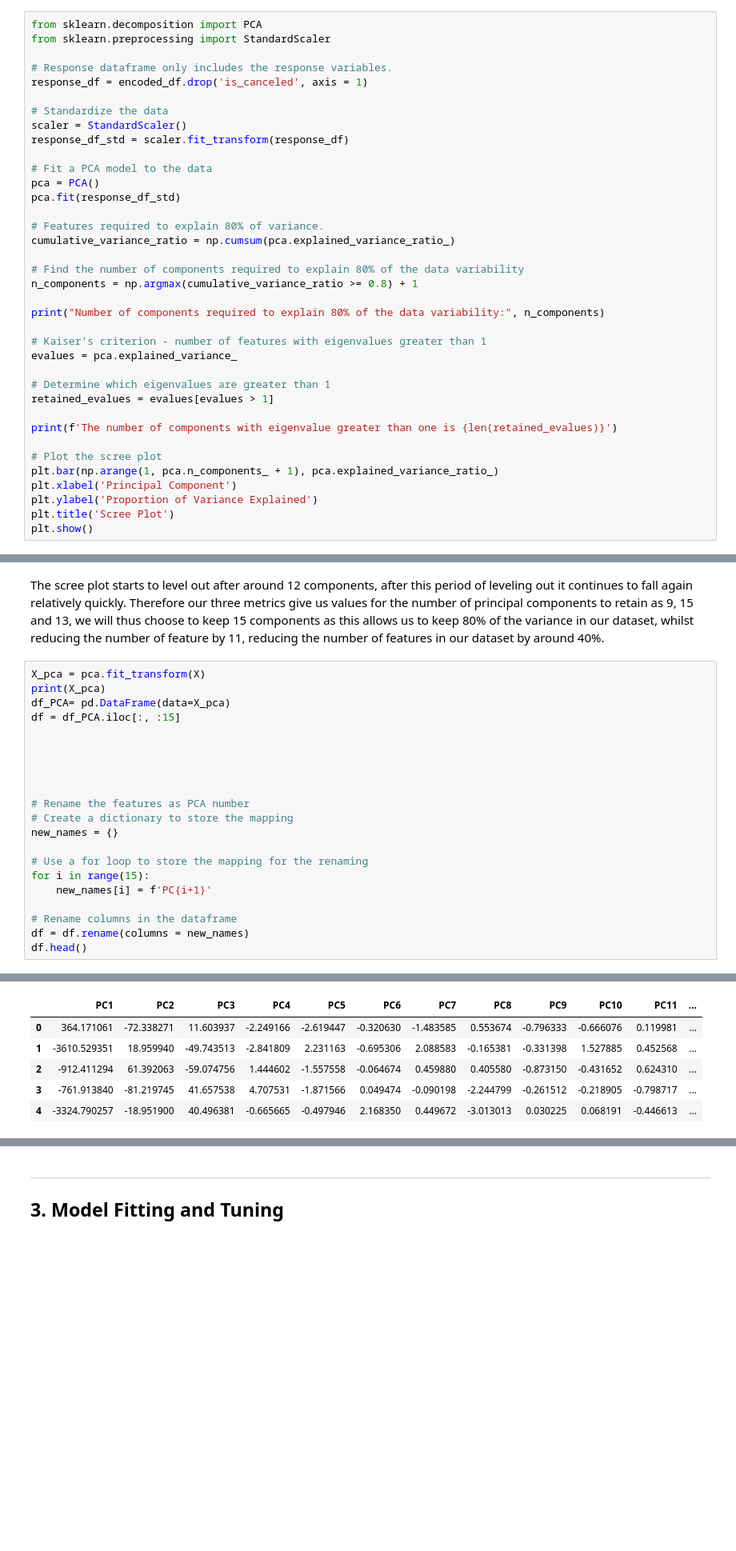
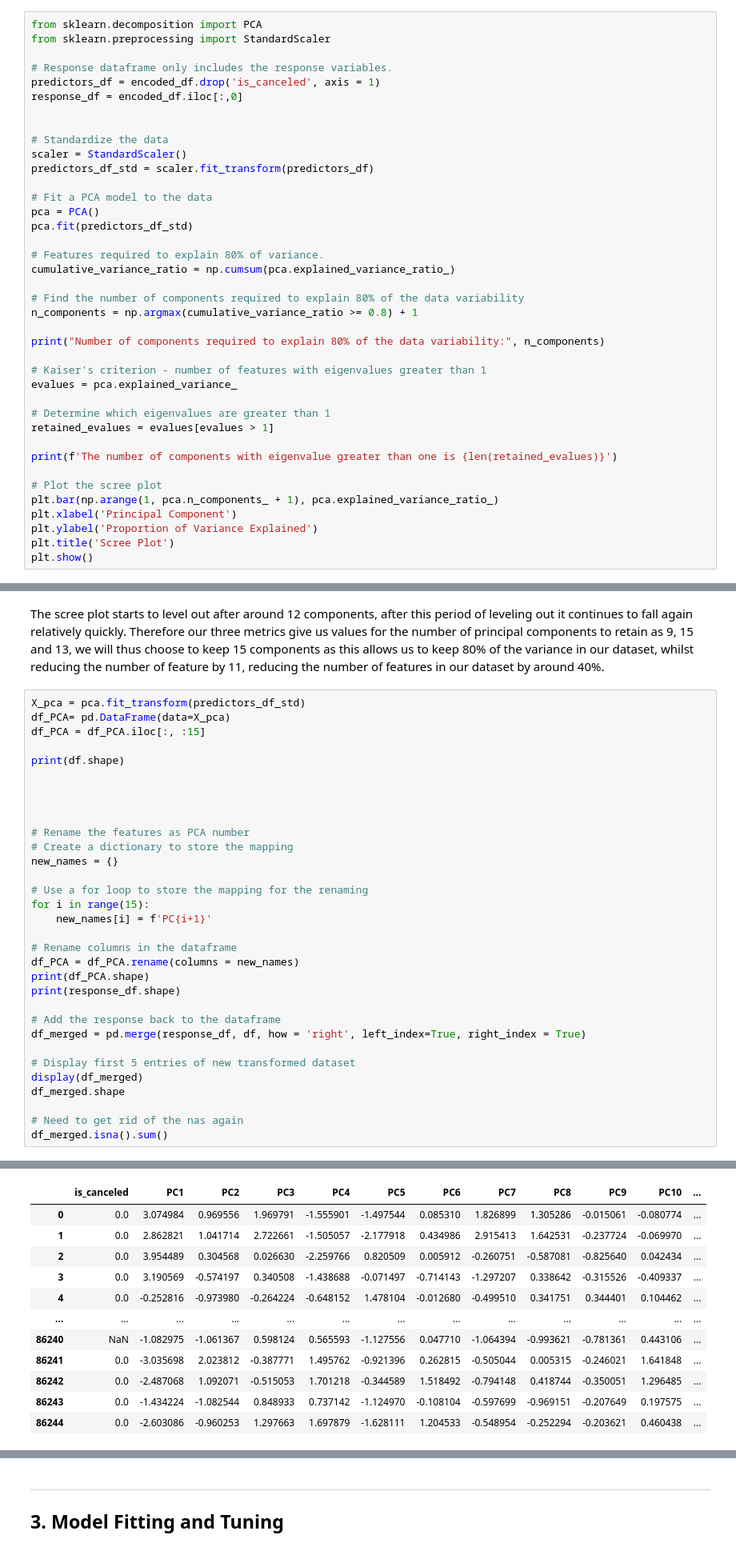
Before and after one commit to williamjones7/MachineLearningProj2, a Jupyter notebook: project2.ipynb, the cells around one changed output, grey strips where cells are left out. Shown at 80% size. Cells and saved outputs as stored; diff of their text form; blank space fills up the shorter version.

```diff
--- a/project2.ipynb
+++ b/project2.ipynb
@@ -743,15 +742,17 @@ from sklearn.decomposition import PCA
 from sklearn.preprocessing import StandardScaler
 
 # Response dataframe only includes the response variables.
-response_df = encoded_df.drop('is_canceled', axis = 1)
+predictors_df = encoded_df.drop('is_canceled', axis = 1)
+response_df = encoded_df.iloc[:,0]
+
 
 # Standardize the data
 scaler = StandardScaler()
-response_df_std = scaler.fit_transform(response_df)
+predictors_df_std = scaler.fit_transform(predictors_df)
 
 # Fit a PCA model to the data
 pca = PCA()
-pca.fit(response_df_std)
+pca.fit(predictors_df_std)
 
 # Features required to explain 80% of variance.
 cumulative_variance_ratio = np.cumsum(pca.explained_variance_ratio_)
@@ -782,11 +783,11 @@ The number of components with eigenvalue greater than one is 9
 # %% [markdown]
 The scree plot starts to level out after around 12 components, after this period of leveling out it continues to fall again relatively quickly. Therefore our three metrics give us values for the number of principal components to retain as 9, 15 and 13, we will thus choose to keep 15 components as this allows us to keep 80% of the variance in our dataset, whilst reducing the number of feature by 11, reducing the number of features in our dataset by around 40%.
 # %%
-X_pca = pca.fit_transform(X)
-print(X_pca)
+X_pca = pca.fit_transform(predictors_df_std)
 df_PCA= pd.DataFrame(data=X_pca)
-df = df_PCA.iloc[:, :15]
+df_PCA = df_PCA.iloc[:, :15]
 
+print(df.shape)
 
 
 
@@ -800,6 +801,17 @@ for i in range(15):
     new_names[i] = f'PC{i+1}'
 
 # Rename columns in the dataframe
-df = df.rename(columns = new_names)
-df.head()
+df_PCA = df_PCA.rename(columns = new_names)
+print(df_PCA.shape)
+print(response_df.shape)
+
+# Add the response back to the dataframe
+df_merged = pd.merge(response_df, df, how = 'right', left_index=True, right_index = True)
+
+# Display first 5 entries of new transformed dataset
+display(df_merged)
+df_merged.shape
+
+# Need to get rid of the nas again
+df_merged.isna().sum()
 # %% [output]
@@ -819,6 +821,12 @@ df.head()
-|  | PC1 | PC2 | PC3 | PC4 | PC5 | PC6 | PC7 | PC8 | PC9 | PC10 | PC11 | ... |
-| 0 | 364.171061 | -72.338271 | 11.603937 | -2.249166 | -2.619447 | -0.320630 | -1.483585 | 0.553674 | -0.796333 | -0.666076 | 0.119981 | ... |
-| 1 | -3610.529351 | 18.959940 | -49.743513 | -2.841809 | 2.231163 | -0.695306 | 2.088583 | -0.165381 | -0.331398 | 1.527885 | 0.452568 | ... |
-| 2 | -912.411294 | 61.392063 | -59.074756 | 1.444602 | -1.557558 | -0.064674 | 0.459880 | 0.405580 | -0.873150 | -0.431652 | 0.624310 | ... |
-| 3 | -761.913840 | -81.219745 | 41.657538 | 4.707531 | -1.871566 | 0.049474 | -0.090198 | -2.244799 | -0.261512 | -0.218905 | -0.798717 | ... |
-| 4 | -3324.790257 | -18.951900 | 40.496381 | -0.665665 | -0.497946 | 2.168350 | 0.449672 | -3.013013 | 0.030225 | 0.068191 | -0.446613 | ... |
+|  | is_canceled | PC1 | PC2 | PC3 | PC4 | PC5 | PC6 | PC7 | PC8 | PC9 | PC10 | ... |
+| 0 | 0.0 | 3.074984 | 0.969556 | 1.969791 | -1.555901 | -1.497544 | 0.085310 | 1.826899 | 1.305286 | -0.015061 | -0.080774 | ... |
+| 1 | 0.0 | 2.862821 | 1.041714 | 2.722661 | -1.505057 | -2.177918 | 0.434986 | 2.915413 | 1.642531 | -0.237724 | -0.069970 | ... |
+| 2 | 0.0 | 3.954489 | 0.304568 | 0.026630 | -2.259766 | 0.820509 | 0.005912 | -0.260751 | -0.587081 | -0.825640 | 0.042434 | ... |
+| 3 | 0.0 | 3.190569 | -0.574197 | 0.340508 | -1.438688 | -0.071497 | -0.714143 | -1.297207 | 0.338642 | -0.315526 | -0.409337 | ... |
+| 4 | 0.0 | -0.252816 | -0.973980 | -0.264224 | -0.648152 | 1.478104 | -0.012680 | -0.499510 | 0.341751 | 0.344401 | 0.104462 | ... |
+| ... | ... | ... | ... | ... | ... | ... | ... | ... | ... | ... | ... | ... |
+| 86240 | NaN | -1.082975 | -1.061367 | 0.598124 | 0.565593 | -1.127556 | 0.047710 | -1.064394 | -0.993621 | -0.781361 | 0.443106 | ... |
+| 86241 | 0.0 | -3.035698 | 2.023812 | -0.387771 | 1.495762 | -0.921396 | 0.262815 | -0.505044 | 0.005315 | -0.246021 | 1.641848 | ... |
+| 86242 | 0.0 | -2.487068 | 1.092071 | -0.515053 | 1.701218 | -0.344589 | 1.518492 | -0.794148 | 0.418744 | -0.350051 | 1.296485 | ... |
+| 86243 | 0.0 | -1.434224 | -1.082544 | 0.848933 | 0.737142 | -1.124970 | -0.108104 | -0.597699 | -0.969151 | -0.207649 | 0.197575 | ... |
+| 86244 | 0.0 | -2.603086 | -0.960253 | 1.297663 | 1.697879 | -1.628111 | 1.204533 | -0.548954 | -0.252294 | -0.203621 | 0.460438 | ... |
```
Also changed, not shown: parts of 10 cells of this notebook.
